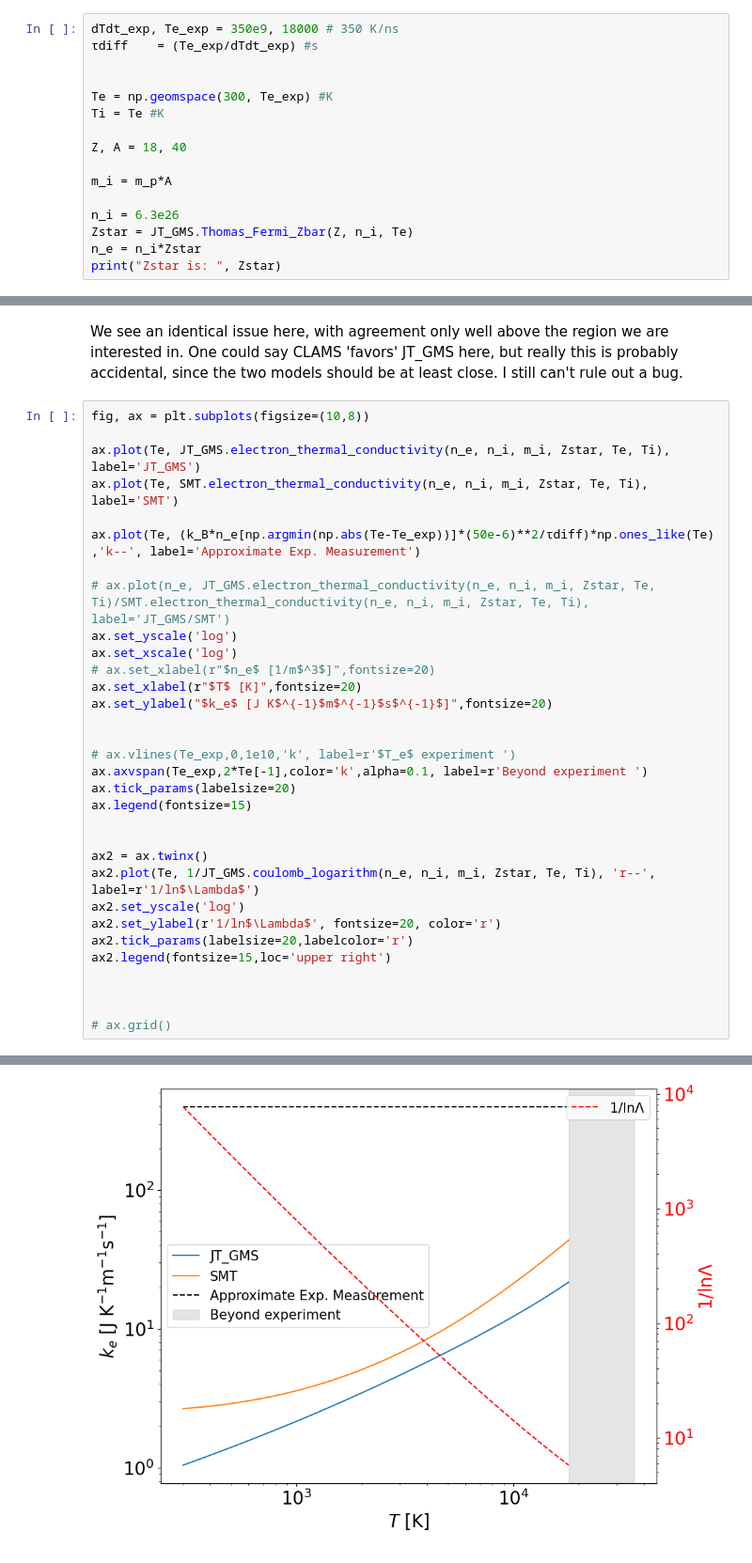
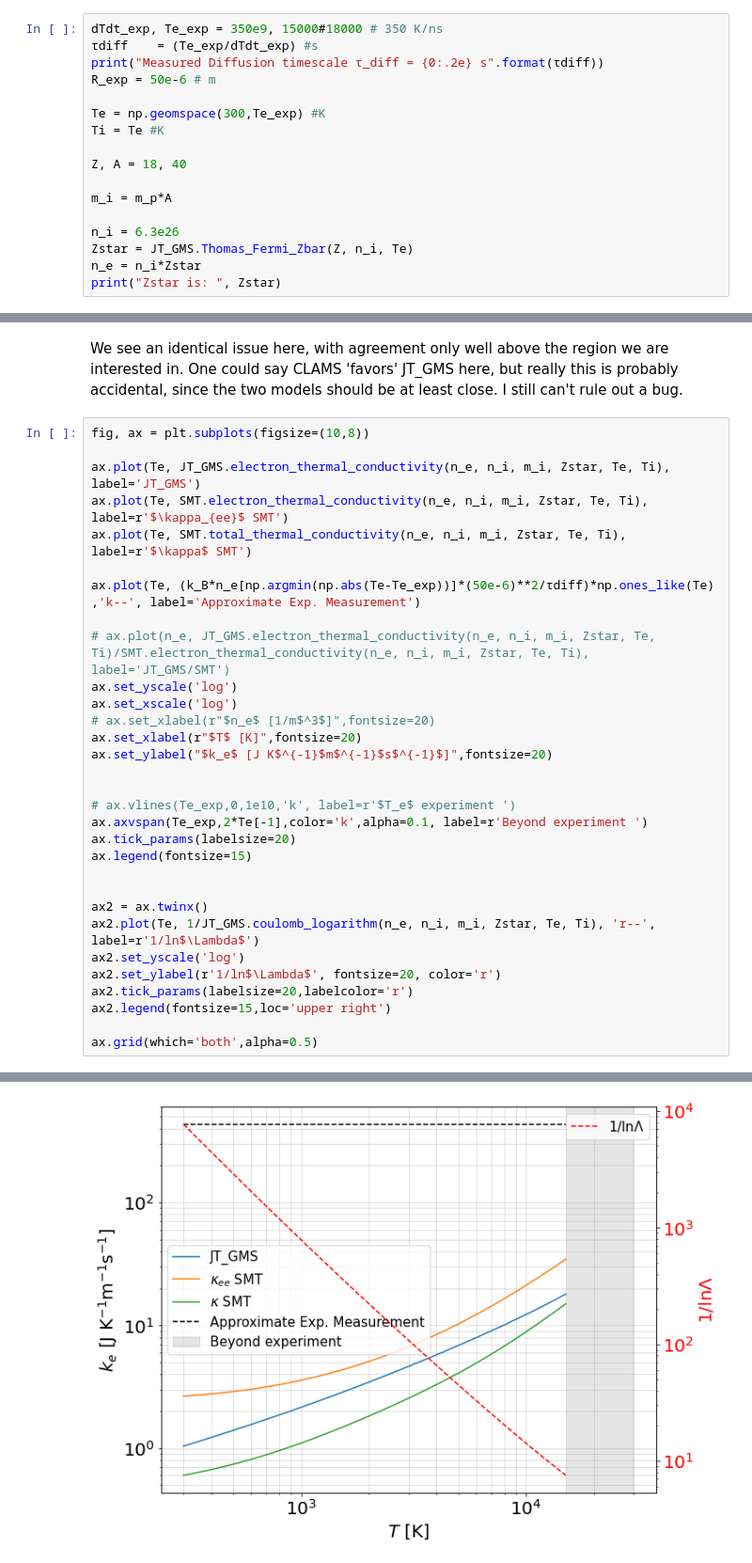
Before and after one commit to MurilloGroupMSU/Two-Temperature-Model, a Jupyter notebook: parameter_testing.ipynb, the cells around one changed output, grey strips where cells are left out. Shown at 94% size. Drawn from its saved outputs; the diff is of its cells as text.

```diff
--- a/parameter_testing.ipynb
+++ b/parameter_testing.ipynb
@@ -318,9 +402,10 @@ We repeat, but for parameters of interest to CLAMS
 # %%
-dTdt_exp, Te_exp = 350e9, 18000 # 350 K/ns
+dTdt_exp, Te_exp = 350e9, 15000#18000 # 350 K/ns
 τdiff    = (Te_exp/dTdt_exp) #s
+print("Measured Diffusion timescale τ_diff = {0:.2e} s".format(τdiff))
+R_exp = 50e-6 # m
 
-
-Te = np.geomspace(300, Te_exp) #K
+Te = np.geomspace(300,Te_exp) #K
 Ti = Te #K
 
 Z, A = 18, 40
@@ -347,7 +433,8 @@ We see an identical issue here, with agreement only well above the region we are
 fig, ax = plt.subplots(figsize=(10,8))
 
 ax.plot(Te, JT_GMS.electron_thermal_conductivity(n_e, n_i, m_i, Zstar, Te, Ti), label='JT_GMS')
-ax.plot(Te, SMT.electron_thermal_conductivity(n_e, n_i, m_i, Zstar, Te, Ti), label='SMT')
+ax.plot(Te, SMT.electron_thermal_conductivity(n_e, n_i, m_i, Zstar, Te, Ti),  label=r'$\kappa_{ee}$ SMT')
+ax.plot(Te, SMT.total_thermal_conductivity(n_e, n_i, m_i, Zstar, Te, Ti), label=r'$\kappa$ SMT')
 
 ax.plot(Te, (k_B*n_e[np.argmin(np.abs(Te-Te_exp))]*(50e-6)**2/τdiff)*np.ones_like(Te) ,'k--', label='Approximate Exp. Measurement')
 
@@ -372,7 +459,5 @@ ax2.set_ylabel(r'1/ln$\Lambda$', fontsize=20, color='r')
 ax2.tick_params(labelsize=20,labelcolor='r')
 ax2.legend(fontsize=15,loc='upper right')
 
-
-
-# ax.grid()
+ax.grid(which='both',alpha=0.5)
 # %% [output]
@@ -380 +464 @@ ax2.legend(fontsize=15,loc='upper right')
-[figure, old version]
+[figure, new version]
```
Also changed, not shown: parts of 33 cells of this notebook, 6 other files.
